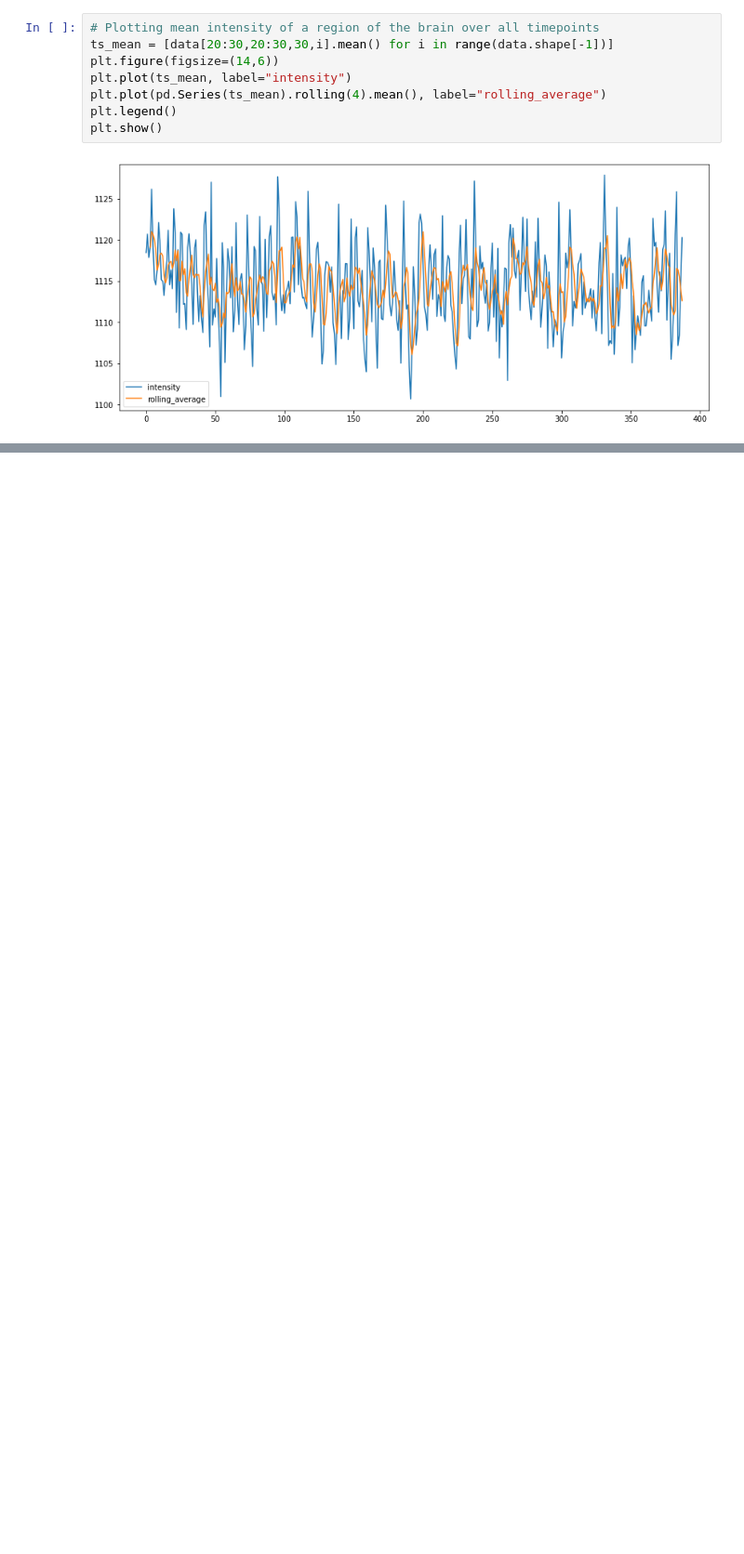
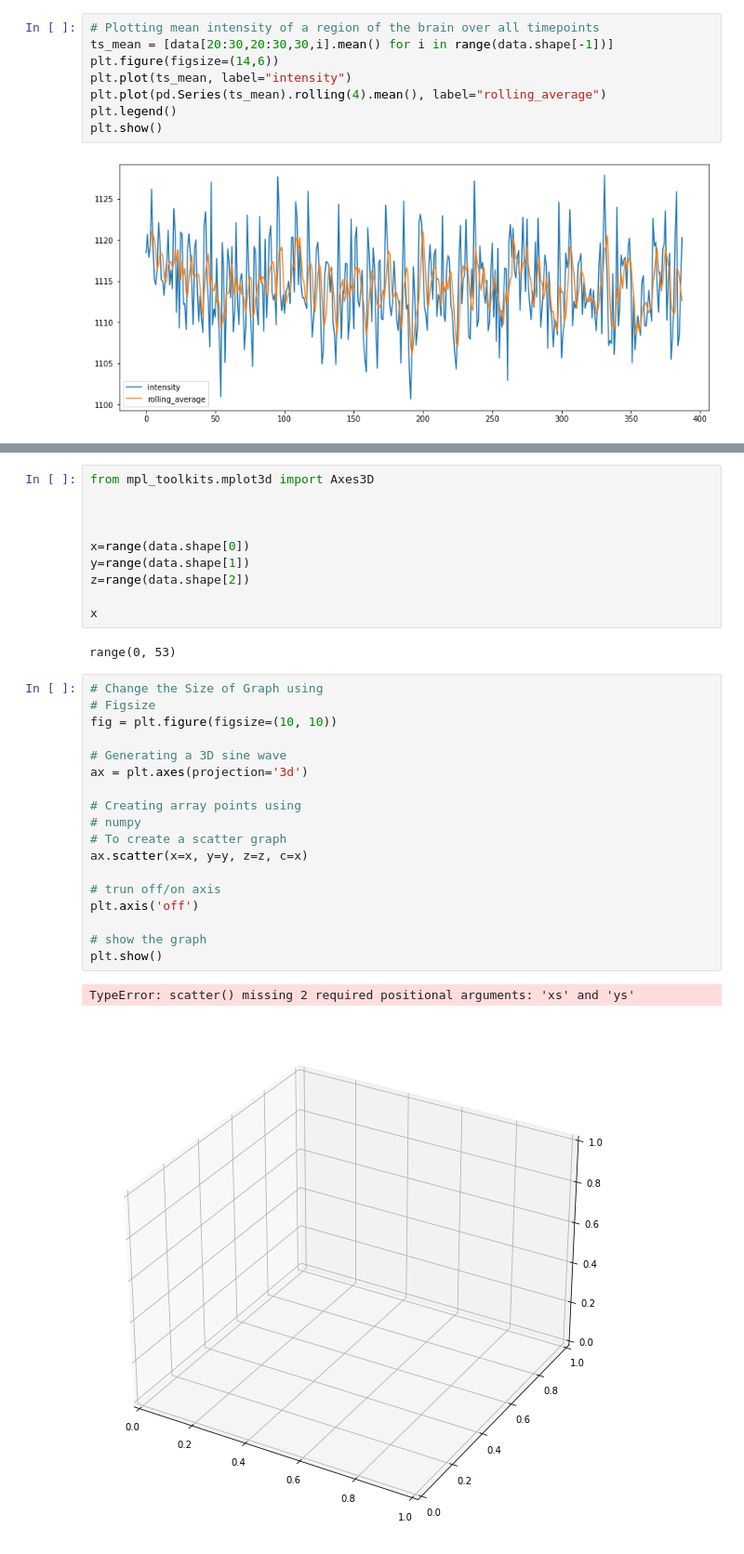
Before and after one commit to claire-lugrin/big_data_fmri, a Jupyter notebook: import_fMRI_image.ipynb, the cells around one changed output, grey strips where cells are left out. Shown: that part at 93% size. Saved outputs shown, nothing was run; the diff lists cells and outputs as text; blank space fills up the shorter version.

```diff
--- a/import_fMRI_image.ipynb
+++ b/import_fMRI_image.ipynb
@@ -257 +223,34 @@ r1.iloc[:10,13:26]
+# %%
+from mpl_toolkits.mplot3d import Axes3D
+
+
+
+x=range(data.shape[0])
+y=range(data.shape[1])
+z=range(data.shape[2])
+
+x
+# %% [output]
+range(0, 53)
+# %%
+# Change the Size of Graph using
+# Figsize
+fig = plt.figure(figsize=(10, 10))
+
+# Generating a 3D sine wave
+ax = plt.axes(projection='3d')
+
+# Creating array points using
+# numpy
+# To create a scatter graph
+ax.scatter(x=x, y=y, z=z, c=x)
+
+# trun off/on axis
+plt.axis('off')
+
+# show the graph
+plt.show()
+# %% [output]
+TypeError: scatter() missing 2 required positional arguments: 'xs' and 'ys'
+[figure, added]
 # %%
```
Also changed, not shown: parts of 25 cells of this notebook.
